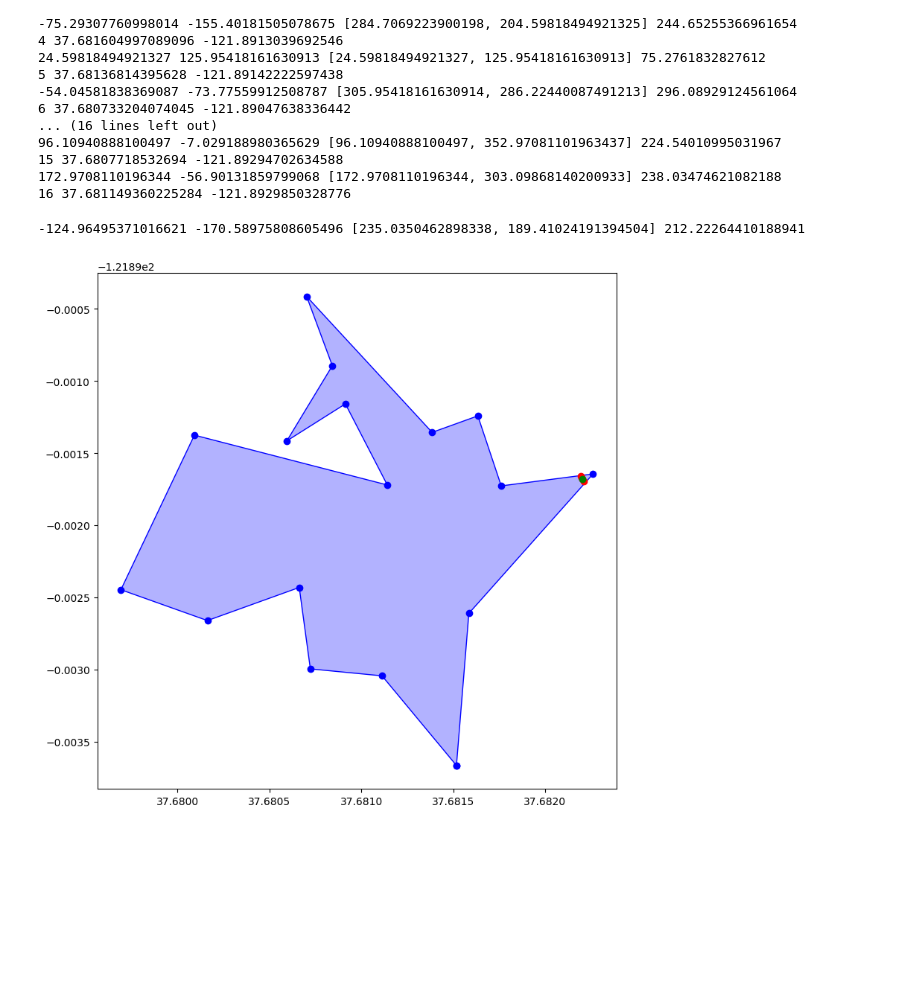
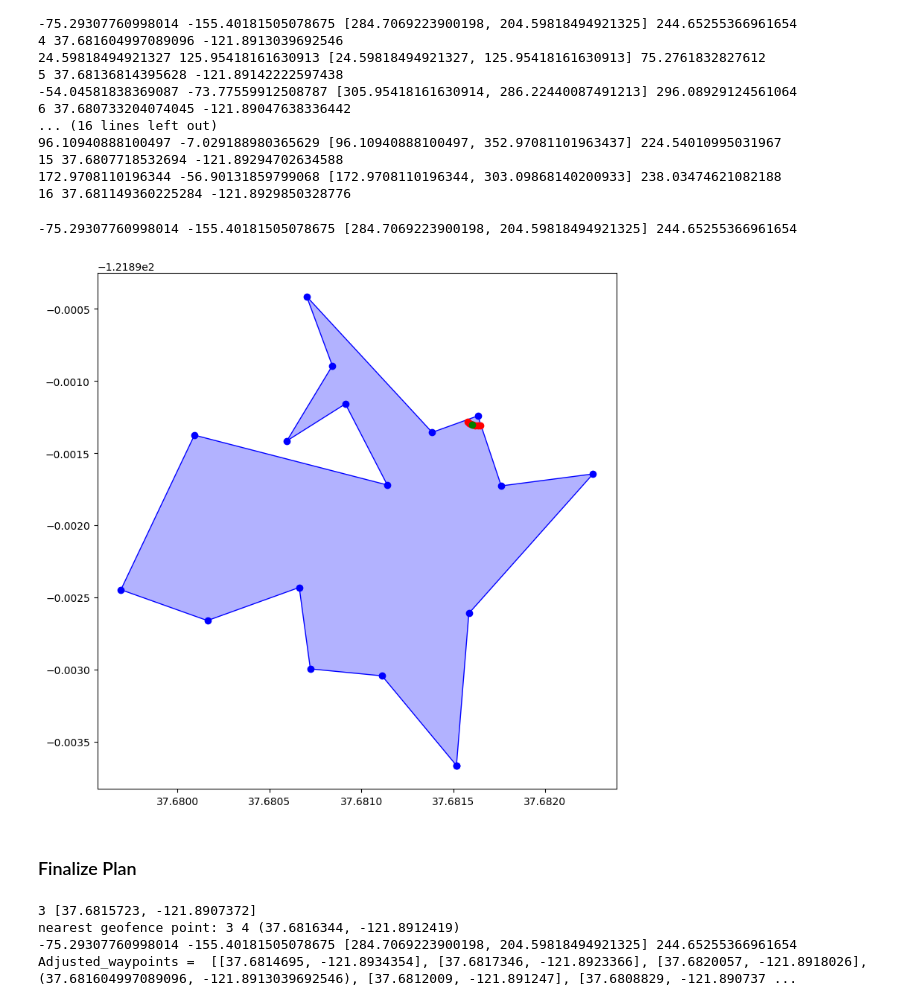
Before and after one commit to TheErickLiu/AmadorUAV2025, a Jupyter notebook: question2.ipynb, the cells around one changed output. Drawn from its saved outputs; the diff is of its cells as text; code cells hidden in the pictures; blank space fills up the shorter version.

```diff
--- a/question2.ipynb
+++ b/question2.ipynb
@@ -506,13 +522,0 @@ LINESTRING (37.6815855 -121.8926105, 37.6822613 -121.8916441)
-# %%
-def shared_point(line1, line2):
-    """Return the shared point of two lines"""
-    if line1.coords[0] == line2.coords[1]:
-        return line1.coords[0]
-    if line1.coords[1] == line2.coords[0]:
-        return line1.coords[1]
-    return None
-
-new_lines = get_intersected_lines(line, geofence_polygon)
-edges = [find_polygon_edge(nl, geofence_edges) for nl in new_lines]
-target_point = shared_point(edges[0], edges[1])
-print(target_point)
@@ -523,14 +561,12 @@ print(target_point)
 # %%
-from shapely.plotting import plot_line, plot_polygon
-
 fig = plt.figure(figsize=(9, 9))
 ax = fig.add_subplot(111)
-ax.set_title("geoFence")
-ax.set_xlabel("latitude")
-ax.set_ylabel("longitude")
 plot_polygon(geofence_polygon, ax=ax, add_points=True, color="blue")
-for nl in new_lines:
-    plot_line(nl, ax=ax, add_points=True, color="red", alpha=0.7)
-ax.plot(target_point[0], target_point[1], 'go')
+for i in range(len(waypoints) - 1):
+    line = LineString(waypoints[i:i+2])
+    pt_id, pt = find_polygon_point(line, geofence_polygon)
+    if pt:
+        plot_line(line, ax=ax, add_points=True, color="red", alpha=0.7)
+        ax.plot(pt[0], pt[1], "go")
 fig.show()
 # %% [output]
@@ -572,8 +630,7 @@ def find_detour_point(line, betweenpoint, dist=25):
 # %%
 # test
 line = LineString(waypoints[:2])
-new_lines = get_intersected_lines(line, geofence_polygon)
-edges = [find_polygon_edge(nl, geofence_edges) for nl in new_lines]
-target_point = shared_point(edges[0], edges[1])
-detour_point = find_detour_point(line, target_point)
+target_point = find_polygon_point(line, geofence_polygon)
+print(target_point)
+detour_point = find_detour_point(line, target_point[1])
 # %% [output]
@@ -600,7 +660,8 @@ fig.show()
 ### Adjust a waypoint if outside geofence
 # %%
 # Move a point to outside of geofence for testing
-waypoints[3][1] = waypoints[5][1]
+new_waypoints = waypoints.copy()
+new_waypoints[3][1] = new_waypoints[5][1]
 
 # Plot polygon
 import matplotlib.pyplot as plt
@@ -609,7 +670,7 @@ from shapely.plotting import plot_polygon
 fig = plt.figure(figsize=(9, 9))
 ax = fig.add_subplot(111)
 plot_polygon(geofence_polygon, ax=ax, add_points=True, color="blue")
-plot_polygon(Polygon(waypoints), ax=ax, add_points=True, color="red")
+plot_polygon(Polygon(new_waypoints), ax=ax, add_points=True, color="red")
 plt.show()
 # %% [output]
 [figure]
@@ -735,17 +797,19 @@ for i in range(1, len(geofence_coords) - 1):
 16 37.681149360225284 -121.8929850328776
 # %%
 # test and plot
-id = 2
+id = 4
 point = geofence_polygon.exterior.coords[id]
 candidates = get_nearby_points(point, geofence_polygon, dist=25, num_points=32)
 fig = plt.figure(figsize=(9, 9))
 ax = fig.add_subplot(111)
 plot_polygon(geofence_polygon, ax=ax, add_points=True, color="blue")
 for cand in candidates:
     ax.plot(cand[0], cand[1], 'ro')
 (x, y) = get_adjust_point(id, geofence_polygon)
 ax.plot(x, y, 'go')
 plt.show()
 # %% [output]
--124.96495371016621 -170.58975808605496 [235.0350462898338, 189.41024191394504] 212.22264410188941
+-75.29307760998014 -155.40181505078675 [284.7069223900198, 204.59818494921325] 244.65255366961654
-[figure, old version]
+[figure, new version]
+# %% [markdown]
+### Finalize Plan
@@ -751,0 +835,9 @@ plt.show()
+# %%
+# test
+adjusted_waypoints = adjust_outside_waypoints(new_waypoints, geofence_polygon)
+print("Adjusted_waypoints = ", adjusted_waypoints)
+# %% [output]
+3 [37.6815723, -121.8907372]
+nearest geofence point: 3 4 (37.6816344, -121.8912419)
+-75.29307760998014 -155.40181505078675 [284.7069223900198, 204.59818494921325] 244.65255366961654
+Adjusted_waypoints =  [[37.6814695, -121.8934354], [37.6817346, -121.8923366], [37.6820057, -121.8918026], (37.681604997089096, -121.8913039692546), [37.6812009, -121.891247], [37.6808829, -121.890737 ...
```
Also changed, not shown: parts of 19 cells of this notebook, 4 other files.
